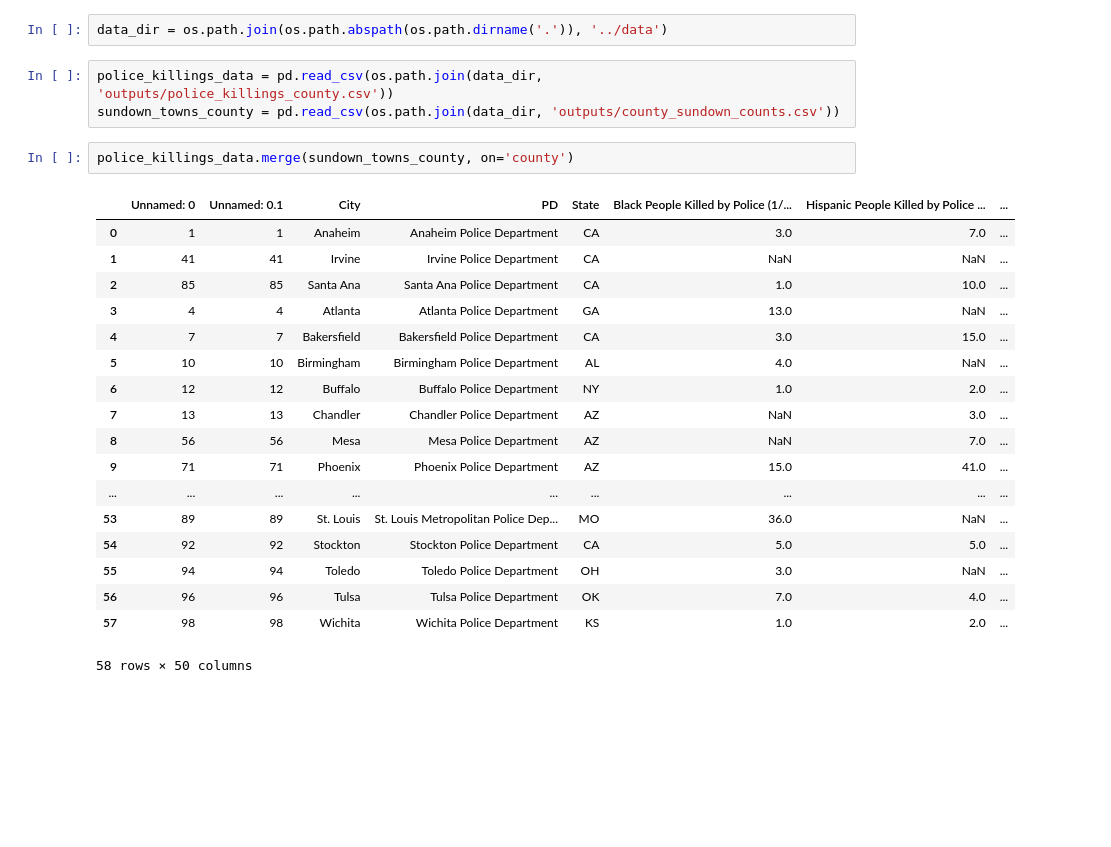
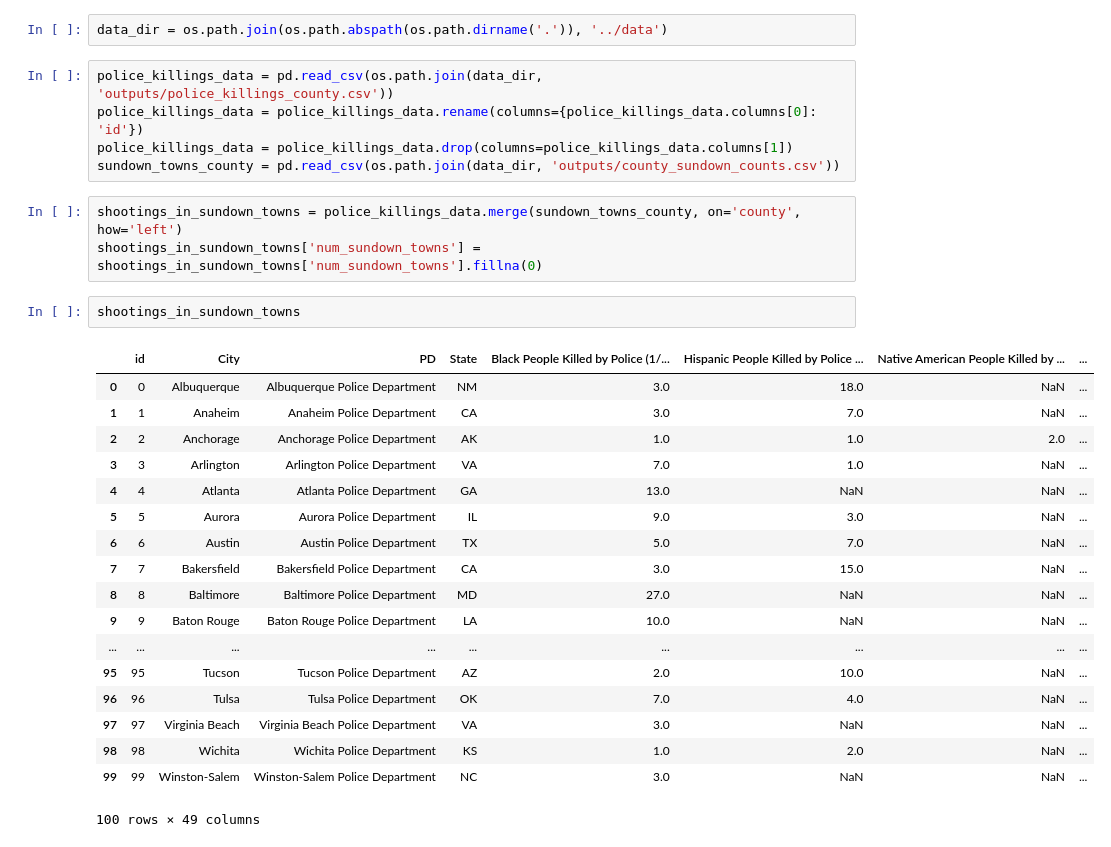
Before and after one commit to franklinyang/sundown-towns, a Jupyter notebook: notebooks/analysis-police-killings.ipynb, the cells around one changed output. Saved outputs shown, nothing was run; the diff lists cells and outputs as text; blank space fills up the shorter version.

Commit message:
Updating police shootings dataframe

```diff
--- a/notebooks/analysis-police-killings.ipynb
+++ b/notebooks/analysis-police-killings.ipynb
@@ -11,25 +11,30 @@ from tools import transform_helpers
 data_dir = os.path.join(os.path.abspath(os.path.dirname('.')), '../data')
 # %%
 police_killings_data = pd.read_csv(os.path.join(data_dir, 'outputs/police_killings_county.csv'))
+police_killings_data = police_killings_data.rename(columns={police_killings_data.columns[0]: 'id'})
+police_killings_data = police_killings_data.drop(columns=police_killings_data.columns[1])
 sundown_towns_county = pd.read_csv(os.path.join(data_dir, 'outputs/county_sundown_counts.csv'))
-# %%
-police_killings_data.merge(sundown_towns_county, on='county')
-# %% [output]
-|  | Unnamed: 0 | Unnamed: 0.1 | City | PD | State | Black People Killed by Police (1/... | Hispanic People Killed by Police ... | ... |
-| 0 | 1 | 1 | Anaheim | Anaheim Police Department | CA | 3.0 | 7.0 | ... |
-| 1 | 41 | 41 | Irvine | Irvine Police Department | CA | NaN | NaN | ... |
-| 2 | 85 | 85 | Santa Ana | Santa Ana Police Department | CA | 1.0 | 10.0 | ... |
-| 3 | 4 | 4 | Atlanta | Atlanta Police Department | GA | 13.0 | NaN | ... |
-| 4 | 7 | 7 | Bakersfield | Bakersfield Police Department | CA | 3.0 | 15.0 | ... |
-| 5 | 10 | 10 | Birmingham | Birmingham Police Department | AL | 4.0 | NaN | ... |
-| 6 | 12 | 12 | Buffalo | Buffalo Police Department | NY | 1.0 | 2.0 | ... |
-| 7 | 13 | 13 | Chandler | Chandler Police Department | AZ | NaN | 3.0 | ... |
-| 8 | 56 | 56 | Mesa | Mesa Police Department | AZ | NaN | 7.0 | ... |
-| 9 | 71 | 71 | Phoenix | Phoenix Police Department | AZ | 15.0 | 41.0 | ... |
-| ... | ... | ... | ... | ... | ... | ... | ... | ... |
-| 53 | 89 | 89 | St. Louis | St. Louis Metropolitan Police Dep... | MO | 36.0 | NaN | ... |
-| 54 | 92 | 92 | Stockton | Stockton Police Department | CA | 5.0 | 5.0 | ... |
-| 55 | 94 | 94 | Toledo | Toledo Police Department | OH | 3.0 | NaN | ... |
-| 56 | 96 | 96 | Tulsa | Tulsa Police Department | OK | 7.0 | 4.0 | ... |
-| 57 | 98 | 98 | Wichita | Wichita Police Department | KS | 1.0 | 2.0 | ... |
-58 rows × 50 columns
+# %%
+shootings_in_sundown_towns = police_killings_data.merge(sundown_towns_county, on='county', how='left')
+shootings_in_sundown_towns['num_sundown_towns'] = shootings_in_sundown_towns['num_sundown_towns'].fillna(0)
+# %%
+shootings_in_sundown_towns
+# %% [output]
+|  | id | City | PD | State | Black People Killed by Police (1/... | Hispanic People Killed by Police ... | Native American People Killed by ... | ... |
+| 0 | 0 | Albuquerque | Albuquerque Police Department | NM | 3.0 | 18.0 | NaN | ... |
+| 1 | 1 | Anaheim | Anaheim Police Department | CA | 3.0 | 7.0 | NaN | ... |
+| 2 | 2 | Anchorage | Anchorage Police Department | AK | 1.0 | 1.0 | 2.0 | ... |
+| 3 | 3 | Arlington | Arlington Police Department | VA | 7.0 | 1.0 | NaN | ... |
+| 4 | 4 | Atlanta | Atlanta Police Department | GA | 13.0 | NaN | NaN | ... |
+| 5 | 5 | Aurora | Aurora Police Department | IL | 9.0 | 3.0 | NaN | ... |
+| 6 | 6 | Austin | Austin Police Department | TX | 5.0 | 7.0 | NaN | ... |
+| 7 | 7 | Bakersfield | Bakersfield Police Department | CA | 3.0 | 15.0 | NaN | ... |
+| 8 | 8 | Baltimore | Baltimore Police Department | MD | 27.0 | NaN | NaN | ... |
+| 9 | 9 | Baton Rouge | Baton Rouge Police Department | LA | 10.0 | NaN | NaN | ... |
+| ... | ... | ... | ... | ... | ... | ... | ... | ... |
+| 95 | 95 | Tucson | Tucson Police Department | AZ | 2.0 | 10.0 | NaN | ... |
+| 96 | 96 | Tulsa | Tulsa Police Department | OK | 7.0 | 4.0 | NaN | ... |
+| 97 | 97 | Virginia Beach | Virginia Beach Police Department | VA | 3.0 | NaN | NaN | ... |
+| 98 | 98 | Wichita | Wichita Police Department | KS | 1.0 | 2.0 | NaN | ... |
+| 99 | 99 | Winston-Salem | Winston-Salem Police Department | NC | 3.0 | NaN | NaN | ... |
+100 rows × 49 columns
```
Also changed, not shown: 1 other file.
